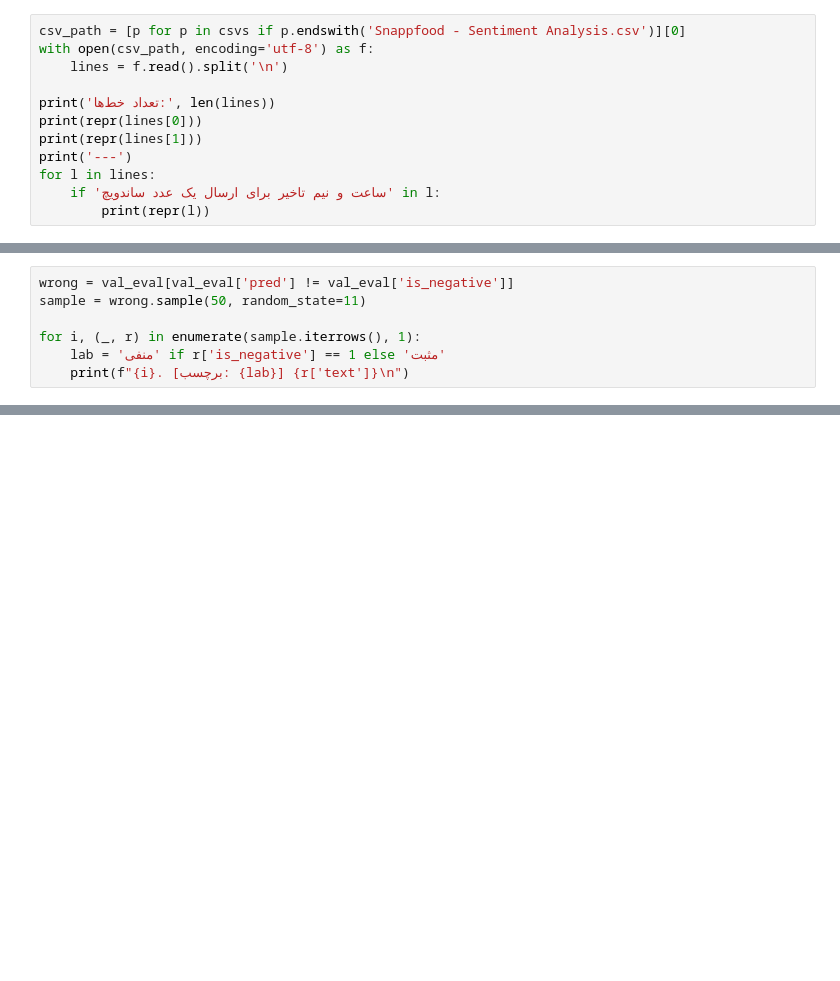
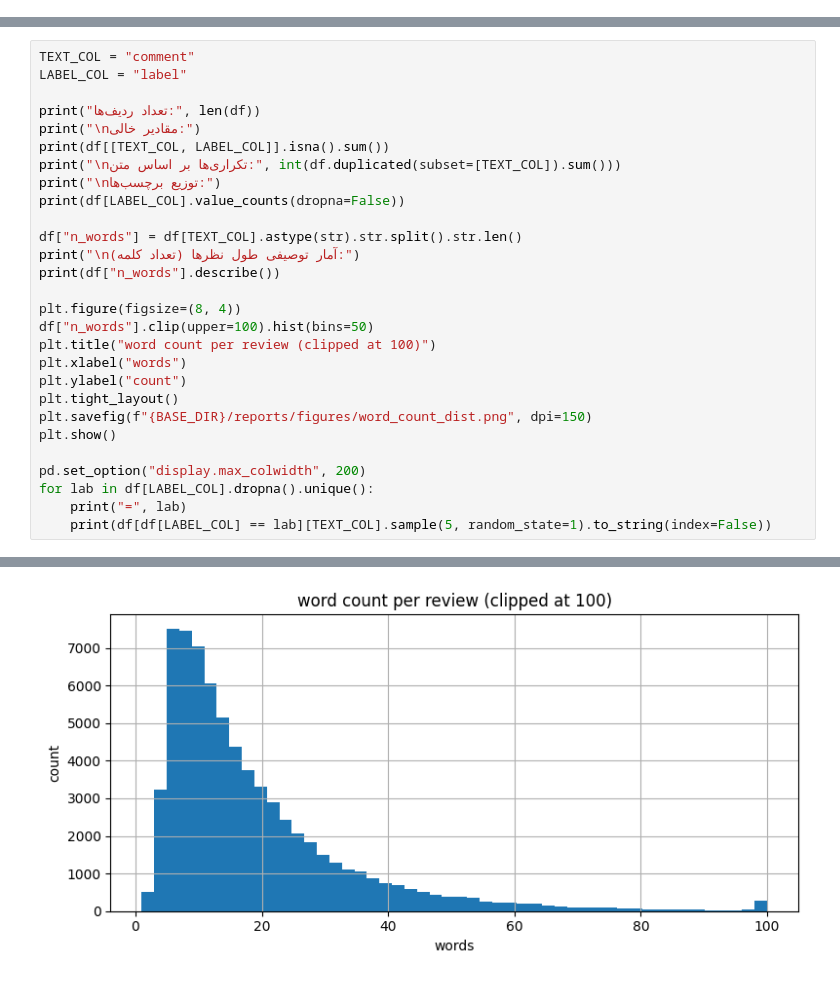
Before and after one commit to alirezakiann/cx-radar, a Jupyter notebook: 01_data_snappfood.ipynb, the cells around one changed output, grey strips where cells are left out. Saved outputs shown, nothing was run; the diff lists cells and outputs as text; blank space fills up the shorter version.

```diff
--- a/01_data_snappfood.ipynb
+++ b/01_data_snappfood.ipynb
@@ -284,12 +2,0 @@ df_clean[df_clean['is_negative'] == 0]['text'].sample(20, random_state=7).to_lis
-# %%
-csv_path = [p for p in csvs if p.endswith('Snappfood - Sentiment Analysis.csv')][0]
-with open(csv_path, encoding='utf-8') as f:
-    lines = f.read().split('\n')
-
-print('تعداد خط‌ها:', len(lines))
-print(repr(lines[0]))
-print(repr(lines[1]))
-print('---')
-for l in lines:
-    if 'ساعت و نیم تاخیر برای ارسال یک عدد ساندویچ' in l:
-        print(repr(l))
@@ -503,7 +2,0 @@ wrong.sort_values('confidence', ascending=False)[['text', 'is_negative', 'confid
-# %%
-wrong = val_eval[val_eval['pred'] != val_eval['is_negative']]
-sample = wrong.sample(50, random_state=11)
-
-for i, (_, r) in enumerate(sample.iterrows(), 1):
-    lab = 'منفی' if r['is_negative'] == 1 else 'مثبت'
-    print(f"{i}. [برچسب: {lab}] {r['text']}\n")
@@ -830,0 +82,29 @@ files.download(json_path)
+# %%
+TEXT_COL = "comment"
+LABEL_COL = "label"
+
+print("تعداد ردیف‌ها:", len(df))
+print("\nمقادیر خالی:")
+print(df[[TEXT_COL, LABEL_COL]].isna().sum())
+print("\nتکراری‌ها بر اساس متن:", int(df.duplicated(subset=[TEXT_COL]).sum()))
+print("\nتوزیع برچسب‌ها:")
+print(df[LABEL_COL].value_counts(dropna=False))
+
+df["n_words"] = df[TEXT_COL].astype(str).str.split().str.len()
+print("\nآمار توصیفی طول نظرها (تعداد کلمه):")
+print(df["n_words"].describe())
+
+plt.figure(figsize=(8, 4))
+df["n_words"].clip(upper=100).hist(bins=50)
+plt.title("word count per review (clipped at 100)")
+plt.xlabel("words")
+plt.ylabel("count")
+plt.tight_layout()
+plt.savefig(f"{BASE_DIR}/reports/figures/word_count_dist.png", dpi=150)
+plt.show()
+
+pd.set_option("display.max_colwidth", 200)
+for lab in df[LABEL_COL].dropna().unique():
+    print("=", lab)
+    print(df[df[LABEL_COL] == lab][TEXT_COL].sample(5, random_state=1).to_string(index=False))
+# %% [output]
@@ -830,0 +128 @@ files.download(json_path)
+[figure, added]
```
Also changed, not shown: parts of 49 cells of this notebook.
